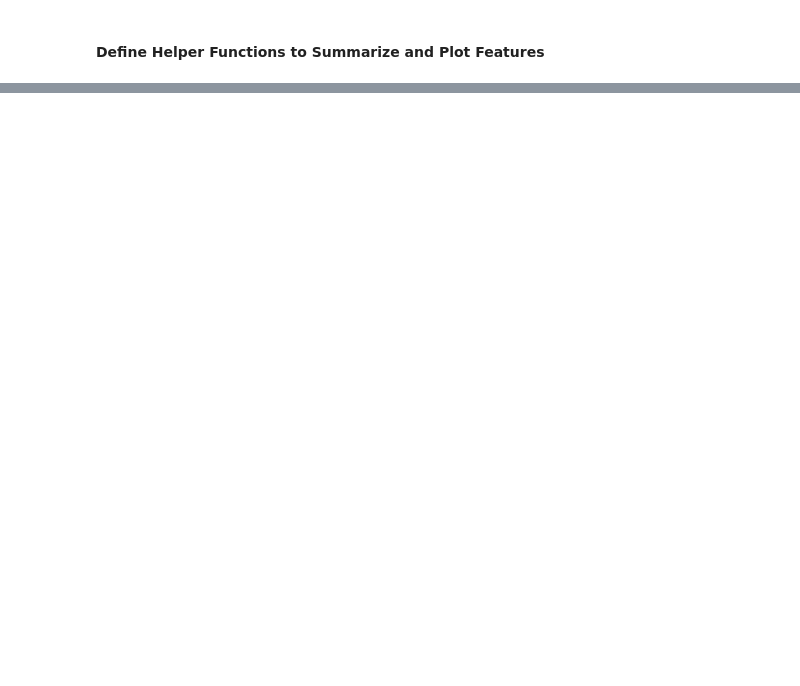
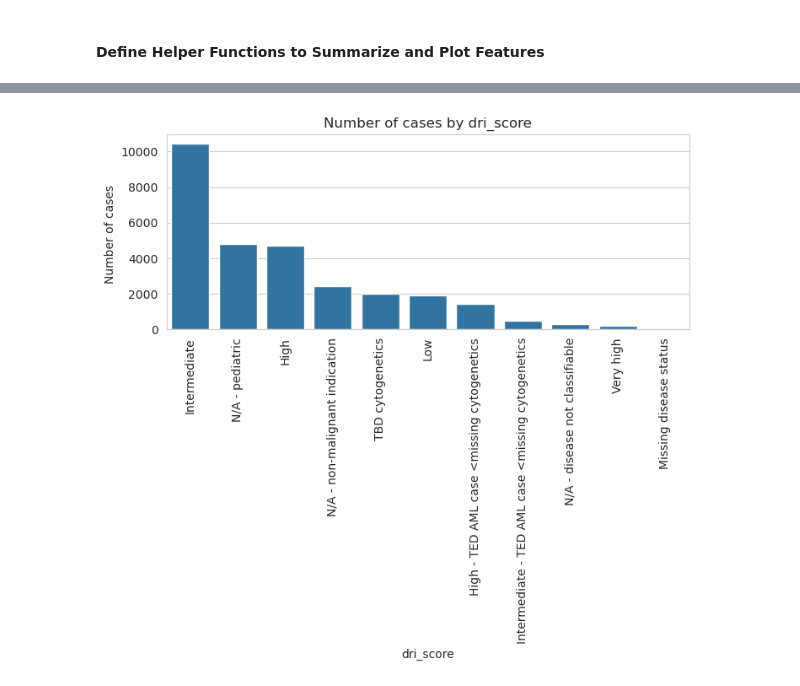
Before and after one commit to RuiboZhang98/CIBMTR_post_hct_survival, a Jupyter notebook: notebooks/univariate_distributions.ipynb, the cells around one changed output, grey strips where cells are left out. Cells and saved outputs as stored; diff of their text form; code cells hidden in the pictures; blank space fills up the shorter version.

Commit message:
Added plots and brief notes for first 20 features

```diff
--- a/notebooks/univariate_distributions.ipynb
+++ b/notebooks/univariate_distributions.ipynb
@@ -57,12 +96,16 @@ df_numeric.describe()
 # or integer features which only take a
 # few distinct values.
 
-def plot_discrete_feature(feat_name, df=df):
-    fig, ax = plt.subplots(figsize=(5, 3))
-    sns.countplot(df, x = feat_name)
+def plot_discrete_feature(feat_name, df=df, tick_angle = 0, figsize=(5, 3)):
+    fig, ax = plt.subplots(figsize=figsize)
+    cat_order = None
+    if df[feat_name].dtype == 'O':
+        cat_order = df[feat_name].value_counts().index.to_list()
+    sns.countplot(df, x = feat_name, order=cat_order)
     plt.xlabel(feat_name)
     plt.ylabel("Number of cases ")
     plt.title("Number of cases by {}".format(feat_name))
+    ax.tick_params(axis='x', rotation=tick_angle)
     plt.show()
 # %%
 # Function the takes the name of a discrete feature
@@ -110,0 +184,5 @@ def plot_efs_vs_efs_time(bins=10):
+# %%
+# Plot number of cases by value of dri_score
+plot_discrete_feature('dri_score', tick_angle=90, figsize=(8, 3))
+# %% [output]
+[figure, added]
```
Also changed, not shown: parts of 87 cells of this notebook.
